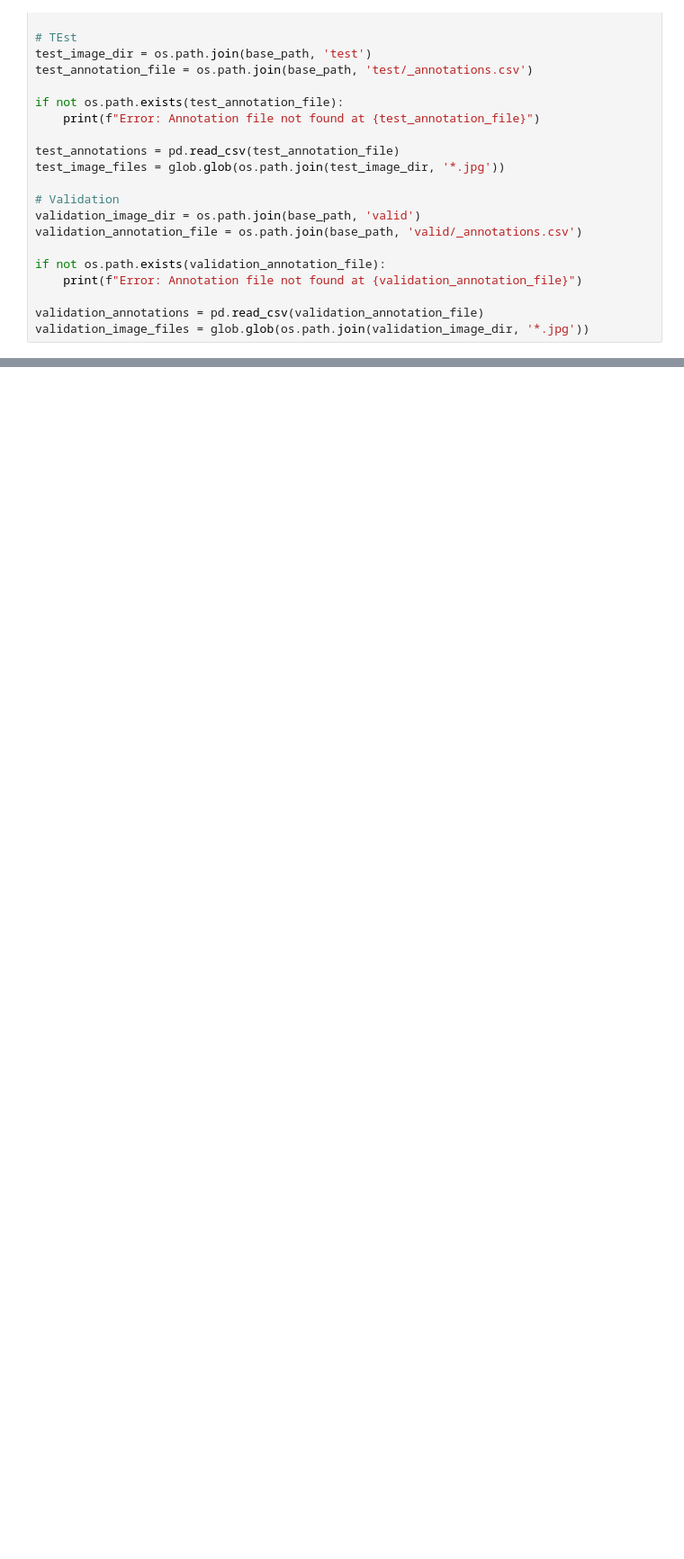
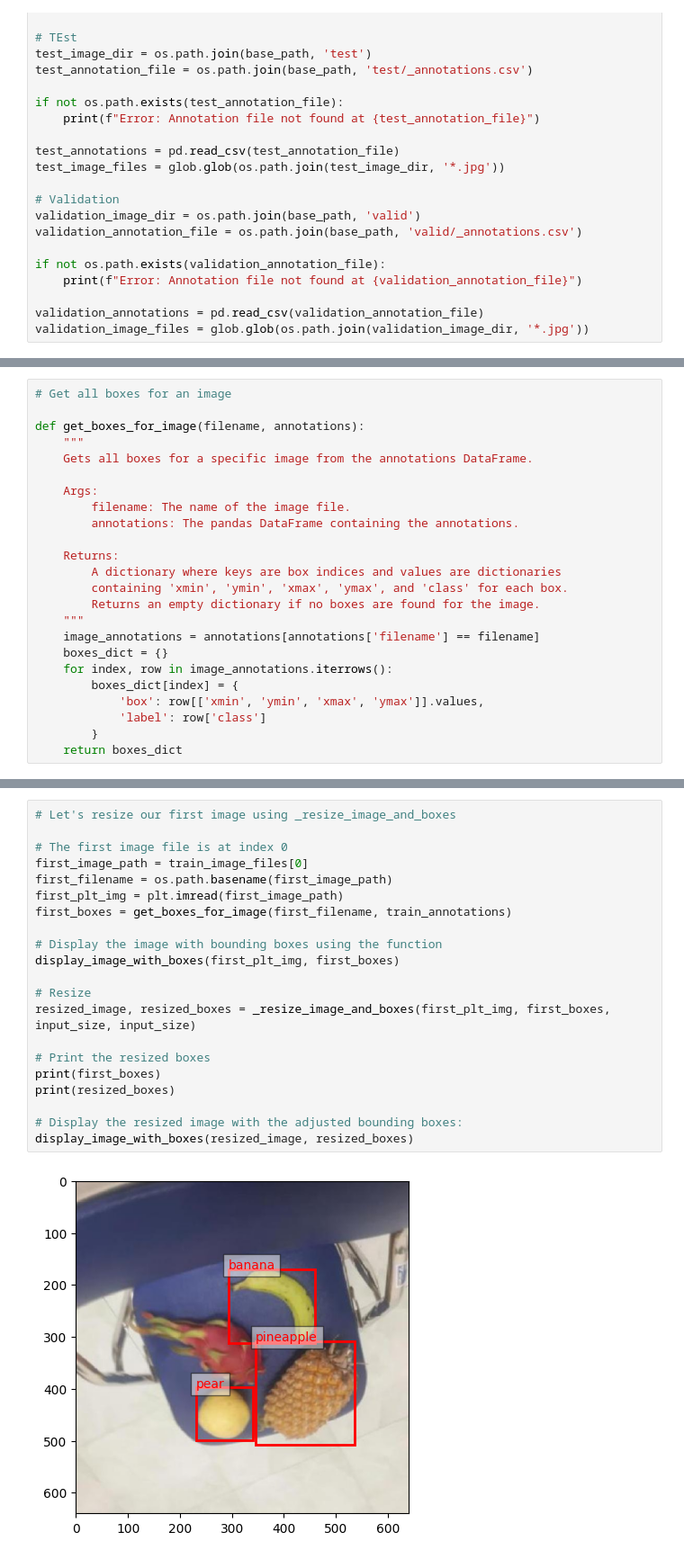
Before and after one commit to miam-bonbon/assignment-computer-vision, a Jupyter notebook: assignment_computer_vision.ipynb, the cells around one changed output, grey strips where cells are left out. Shown at 90% size. Drawn from its saved outputs; the diff is of its cells as text; blank space fills up the shorter version.

```diff
--- a/assignment_computer_vision.ipynb
+++ b/assignment_computer_vision.ipynb
@@ -581,0 +106,24 @@ history = model.fit(train_images, trainTargets,
+# %%
+# Get all boxes for an image
+
+def get_boxes_for_image(filename, annotations):
+    """
+    Gets all boxes for a specific image from the annotations DataFrame.
+
+    Args:
+        filename: The name of the image file.
+        annotations: The pandas DataFrame containing the annotations.
+
+    Returns:
+        A dictionary where keys are box indices and values are dictionaries
+        containing 'xmin', 'ymin', 'xmax', 'ymax', and 'class' for each box.
+        Returns an empty dictionary if no boxes are found for the image.
+    """
+    image_annotations = annotations[annotations['filename'] == filename]
+    boxes_dict = {}
+    for index, row in image_annotations.iterrows():
+        boxes_dict[index] = {
+            'box': row[['xmin', 'ymin', 'xmax', 'ymax']].values,
+            'label': row['class']
+        }
+    return boxes_dict
@@ -581,0 +216,23 @@ history = model.fit(train_images, trainTargets,
+# %%
+# Let's resize our first image using _resize_image_and_boxes
+
+# The first image file is at index 0
+first_image_path = train_image_files[0]
+first_filename = os.path.basename(first_image_path)
+first_plt_img = plt.imread(first_image_path)
+first_boxes = get_boxes_for_image(first_filename, train_annotations)
+
+# Display the image with bounding boxes using the function
+display_image_with_boxes(first_plt_img, first_boxes)
+
+# Resize
+resized_image, resized_boxes = _resize_image_and_boxes(first_plt_img, first_boxes, input_size, input_size)
+
+# Print the resized boxes
+print(first_boxes)
+print(resized_boxes)
+
+# Display the resized image with the adjusted bounding boxes:
+display_image_with_boxes(resized_image, resized_boxes)
+# %% [output]
+[figure, added]
```
Also changed, not shown: parts of 68 cells of this notebook.
